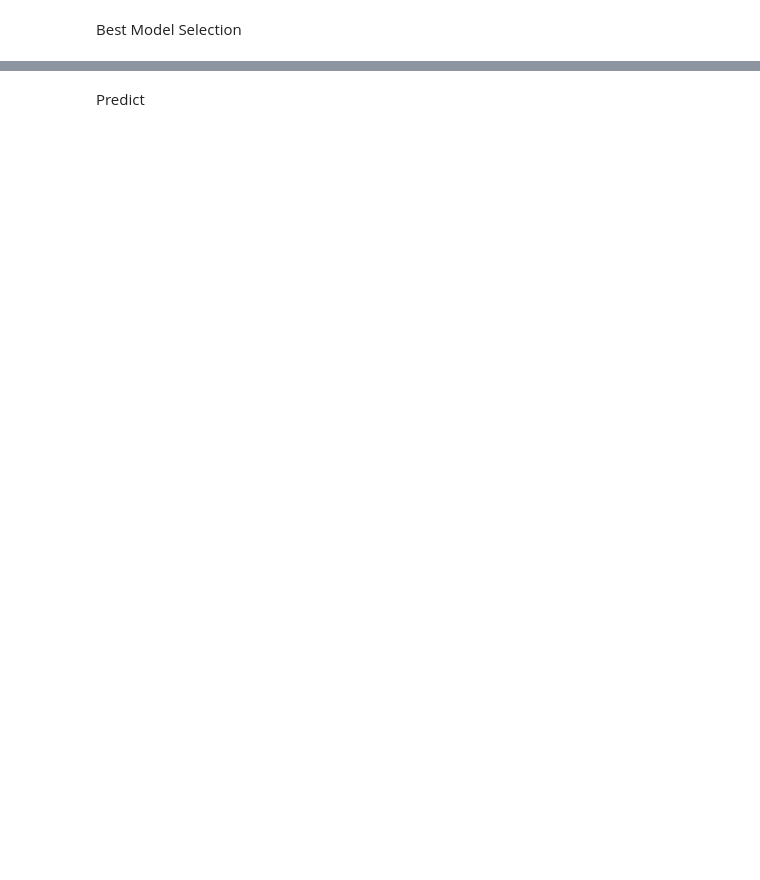
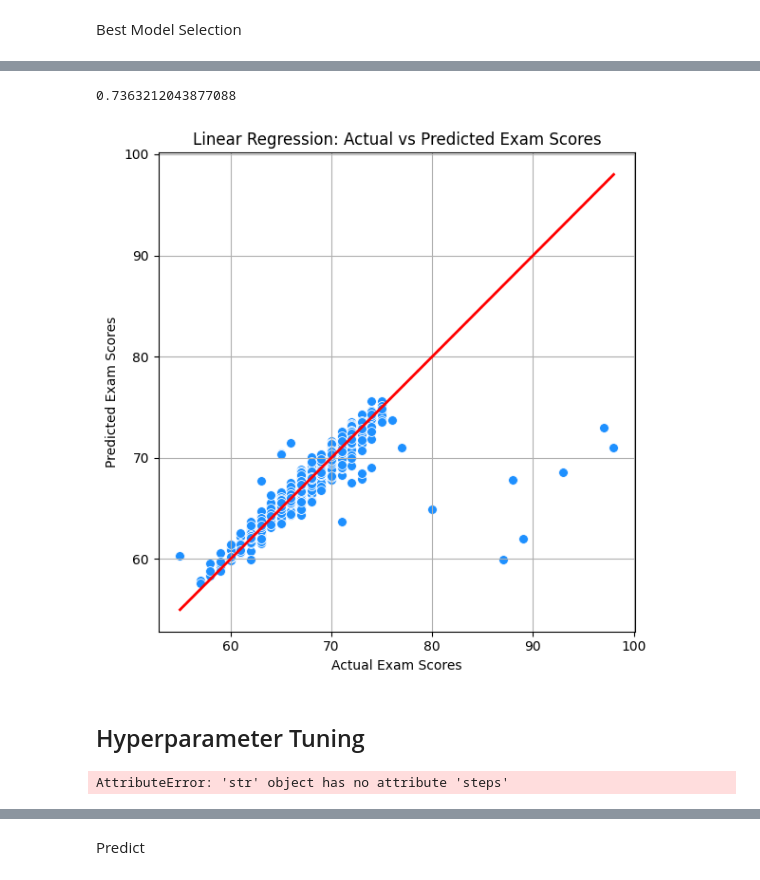
Before and after one commit to Bjirka13/Graduation-Predict, a Jupyter notebook: Notebook/Proyek_Predict_Graduation(Regresi).ipynb, the cells around one changed output, grey strips where cells are left out. Drawn from its saved outputs; the diff is of its cells as text; code cells hidden in the pictures; blank space fills up the shorter version.

Commit message:
add hyperparameter tuning
but its still error. I'll repair it tomorrow. damn

```diff
--- a/Notebook/Proyek_Predict_Graduation(Regresi).ipynb
+++ b/Notebook/Proyek_Predict_Graduation(Regresi).ipynb
@@ -519,34 +517,0 @@ for name, model in models.items():
-# %%
-from sklearn.metrics import mean_squared_error, mean_absolute_error, r2_score
-
-results = []
-
-for name, model in models.items():
-    model.fit(X_train, y_train)
-
-    y_train_pred = model.predict(X_train)
-    y_test_pred = model.predict(X_test)
-
-    mse_train = mean_squared_error(y_train, y_train_pred)
-    mse_test = mean_squared_error(y_test, y_test_pred)
-    mae_train = mean_absolute_error(y_train, y_train_pred)
-    mae_test = mean_absolute_error(y_test, y_test_pred)
-    r2_train = r2_score(y_train, y_train_pred)
-    r2_test = r2_score(y_test, y_test_pred)
-
-    results.append({
-        "Model": name,
-        "MSE Train": mse_train,
-        "MSE Test": mse_test,
-        "Δ MSE": mse_test - mse_train,
-        "MAE Train": mae_train,
-        "MAE Test": mae_test,
-        "Δ MAE": mae_test - mae_train,
-        "R2 Train": r2_train,
-        "R2 Test": r2_test,
-        "Δ R2": r2_train - r2_test
-    })
-
-import pandas as pd
-df_results = pd.DataFrame(results)
-print(df_results)
@@ -564,20 +518,26 @@ df_results.to_csv('model_evaluation_results.csv', index=False)
 # %%
-best_model.fit(X_train, y_train)
-best_model.score(X_test, y_test)
+best_model.fit(X_train_scaled, y_train)
+best_model.score(X_test_scaled, y_test)
+# %% [output]
+0.7363212043877088
 # %%
 import matplotlib.pyplot as plt
 import seaborn as sns
 
-y_pred = best_model.predict(X_test)
+y_pred = best_model.predict(X_test_scaled)
 
 # Plot
 plt.figure(figsize=(6, 6))
 sns.scatterplot(x=y_test, y=y_pred, color='dodgerblue', s=50)
 plt.plot([y_test.min(), y_test.max()], [y_test.min(), y_test.max()], 'r-', linewidth=2)  # Garis y = x
 
 plt.title("Linear Regression: Actual vs Predicted Exam Scores")
 plt.xlabel("Actual Exam Scores")
 plt.ylabel("Predicted Exam Scores")
 plt.grid(True)
 plt.tight_layout()
 plt.show()
+# %% [output]
+[figure, added]
+# %% [markdown]
+## Hyperparameter Tuning
@@ -583,0 +555,31 @@ plt.show()
+# %%
+from sklearn.model_selection import GridSearchCV, RandomizedSearchCV
+
+# Panggil model terbaik yang sudah didefinisikan sebelumnya
+# Tentukan param_grid-nya
+pipeline = Pipeline([
+    ("preprocessing", preprocessor),
+    ("model", best_model)
+])
+
+base_param = {
+    'fit_intercept': [True, False],
+    'positive': [True, False]
+}
+
+param_grid = get_model_param_grid('model', base_param)
+print(param_grid)
+
+grid_search = GridSearchCV(
+    pipeline,
+    param_grid,
+    cv=5,
+    scoring="r2"
+)
+
+grid_search.fit(X_train, y_train)
+
+print("Best params:", grid_search.best_params_)
+print("Best score:", grid_search.best_score_)
+# %% [output]
+AttributeError: 'str' object has no attribute 'steps'
```
Also changed, not shown: parts of 18 cells of this notebook.
